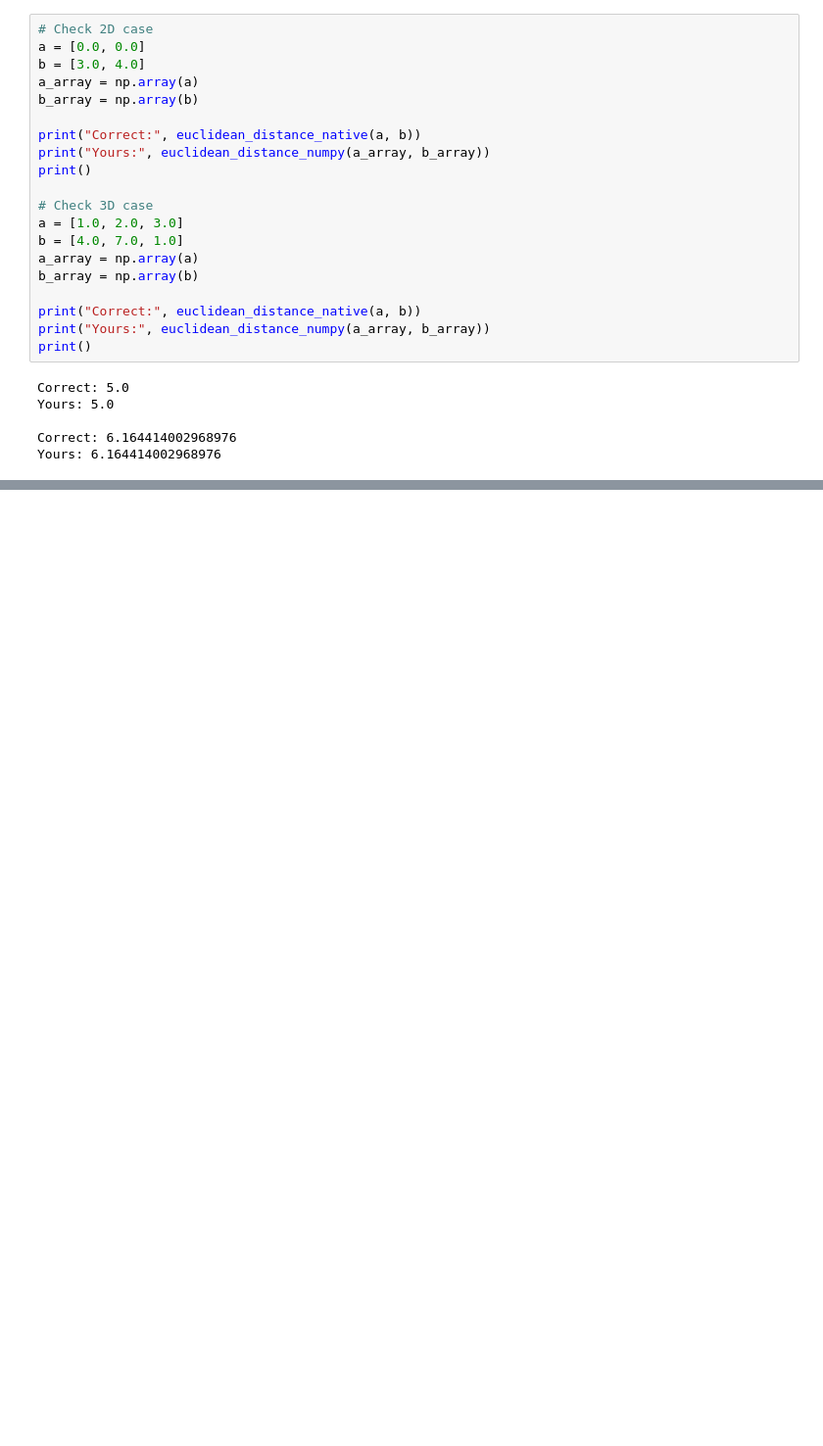
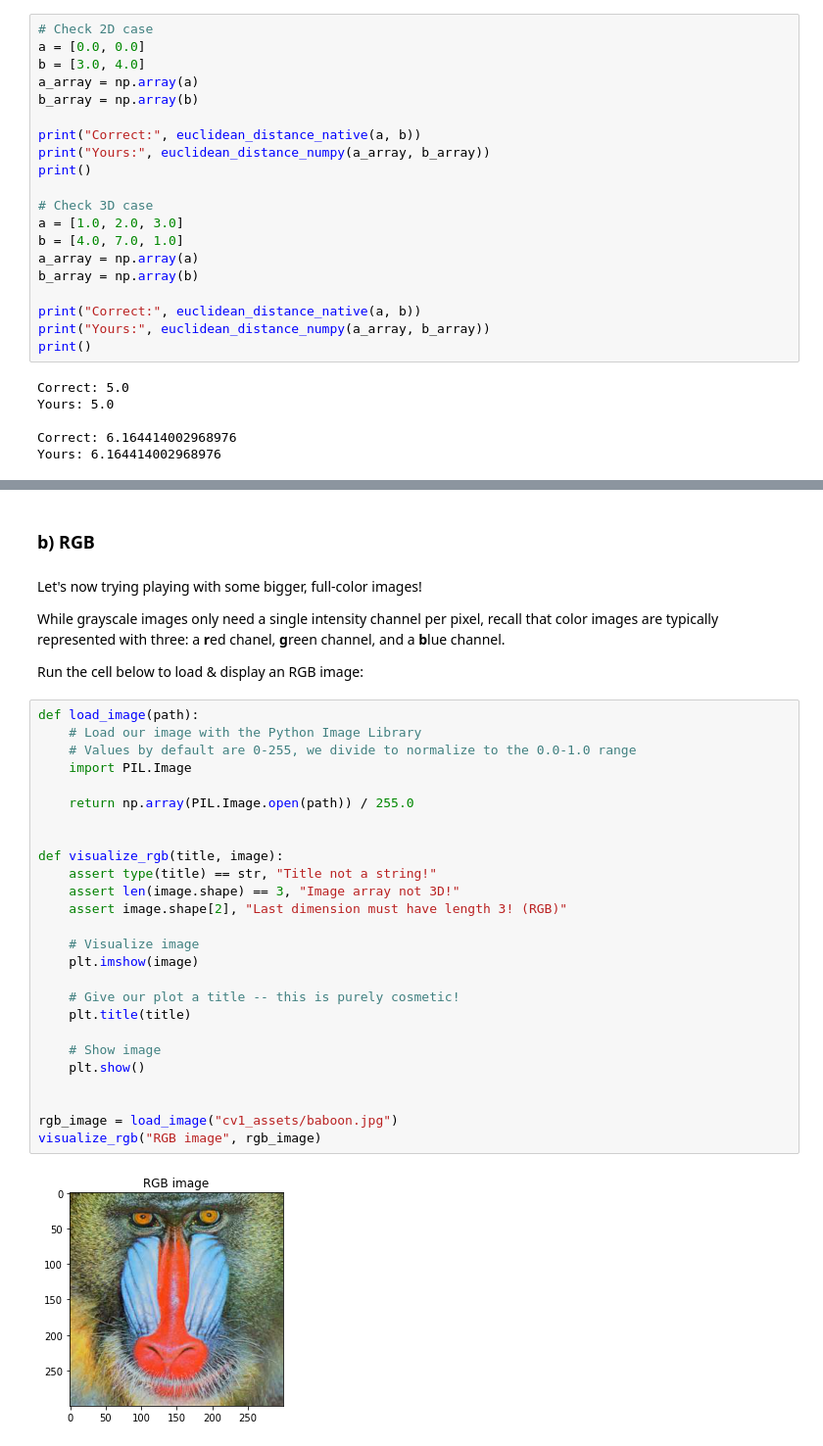
Before and after one commit to brentyi/ai4all_robotics_2020, a Jupyter notebook: cv1.ipynb, the cells around one changed output, grey strips where cells are left out. Shown at 98% size. Drawn from its saved outputs; the diff is of its cells as text; blank space fills up the shorter version.

Commit message:
Add color space stuff

```diff
--- a/cv1.ipynb
+++ b/cv1.ipynb
@@ -257,0 +339,36 @@ euclidean_distance_numpy runtime (milliseconds):  20.931005477905273
+# %% [markdown]
+### b) RGB
+# %% [markdown]
+Let's now trying playing with some bigger, full-color images!
+
+While grayscale images only need a single intensity channel per pixel, recall that color images are typically represented with three: a **r**ed chanel, **g**reen channel, and a **b**lue channel.
+
+Run the cell below to load & display an RGB image:
+# %%
+def load_image(path):
+    # Load our image with the Python Image Library
+    # Values by default are 0-255, we divide to normalize to the 0.0-1.0 range
+    import PIL.Image
+
+    return np.array(PIL.Image.open(path)) / 255.0
+
+
+def visualize_rgb(title, image):
+    assert type(title) == str, "Title not a string!"
+    assert len(image.shape) == 3, "Image array not 3D!"
+    assert image.shape[2], "Last dimension must have length 3! (RGB)"
+
+    # Visualize image
+    plt.imshow(image)
+
+    # Give our plot a title -- this is purely cosmetic!
+    plt.title(title)
+
+    # Show image
+    plt.show()
+
+
+rgb_image = load_image("cv1_assets/baboon.jpg")
+visualize_rgb("RGB image", rgb_image)
+# %% [output]
+[figure, added]
```
Also changed, not shown: parts of 32 cells of this notebook, 2 other files.
